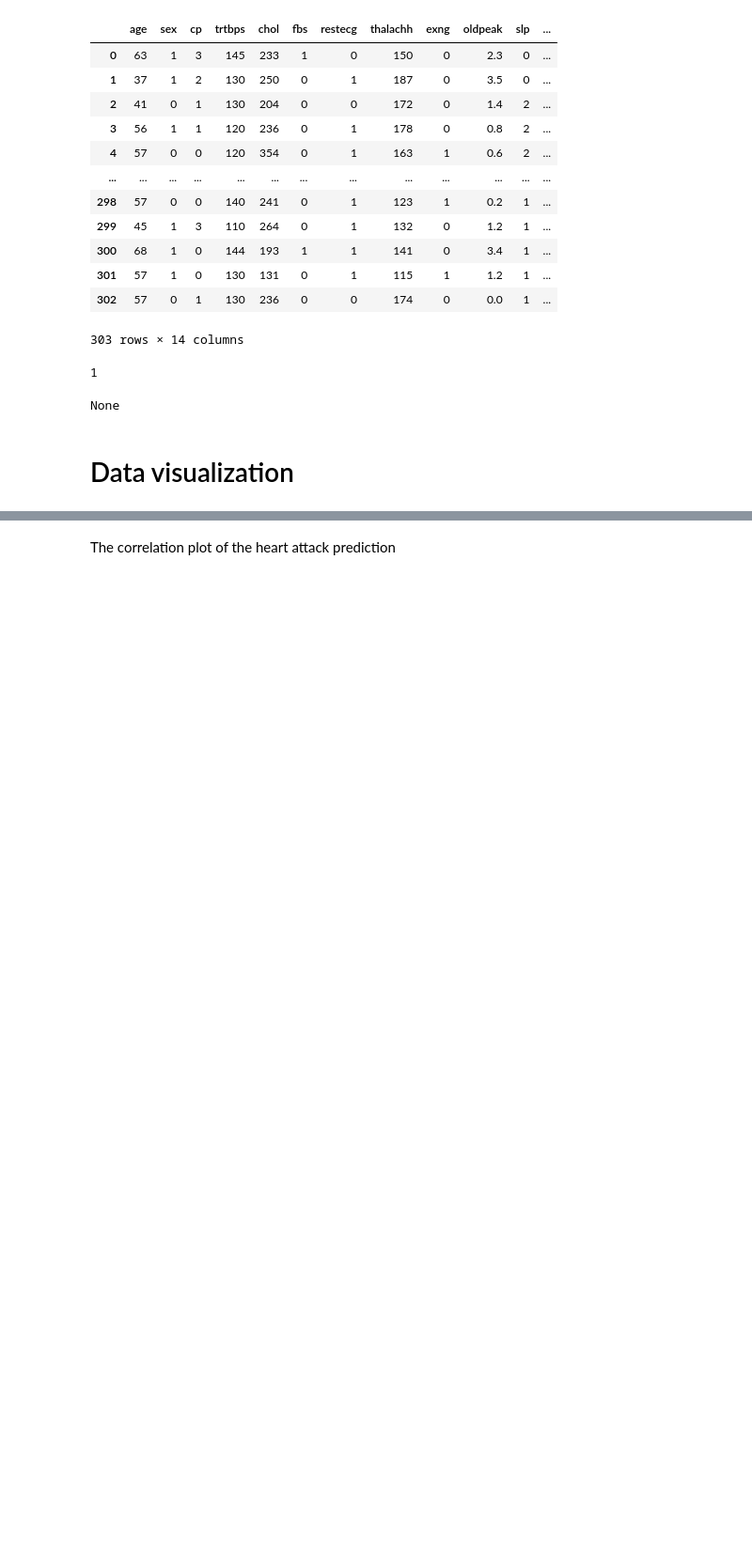
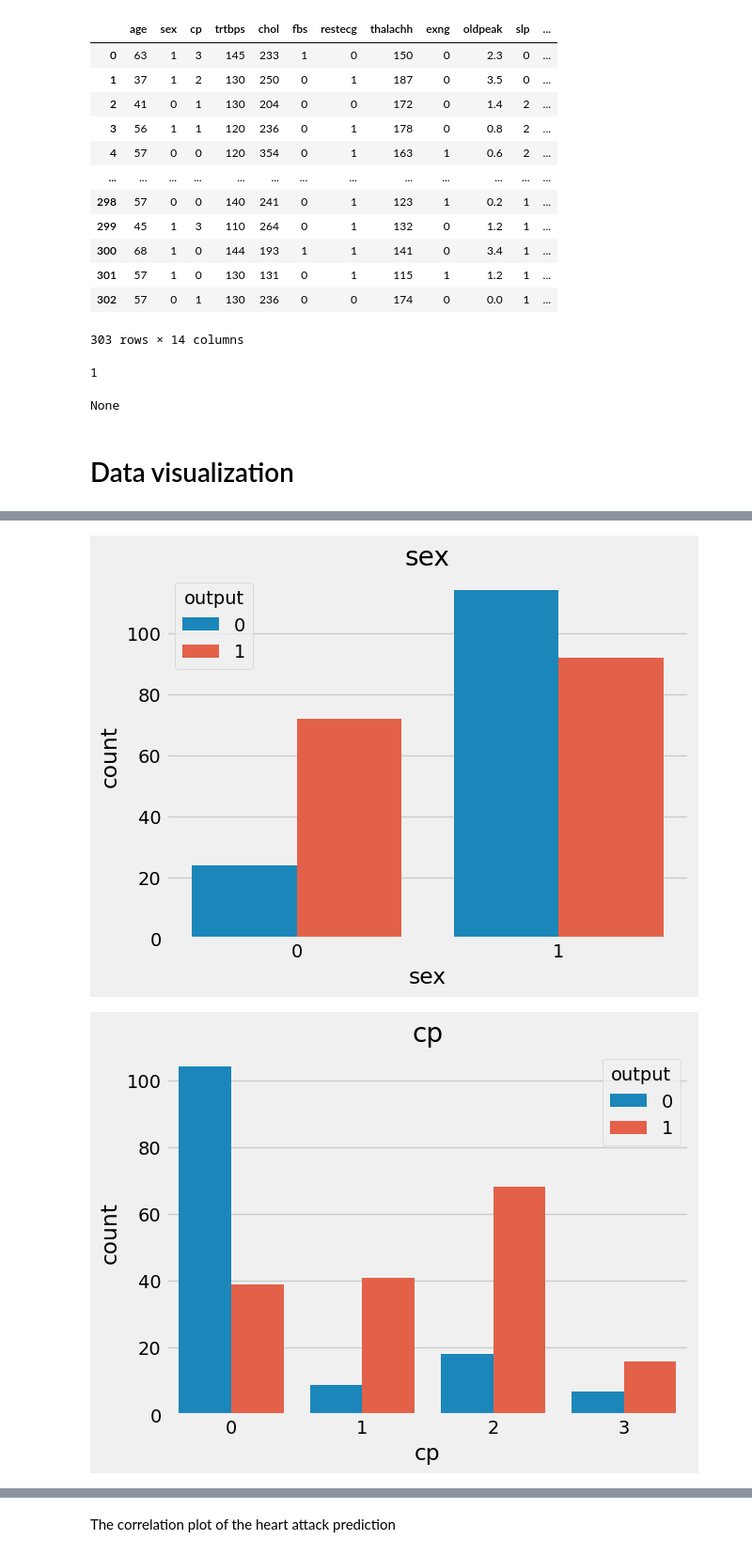
Before and after one commit to Sithysak/Heart-Attack-Prediction, a Jupyter notebook: Predict Heart Attack.ipynb, the cells around one changed output, grey strips where cells are left out. Shown: that part at 94% size. Cells and saved outputs as stored; diff of their text form; code cells hidden in the pictures; blank space fills up the shorter version.

Commit message:
Visualize

```diff
--- a/Predict Heart Attack.ipynb
+++ b/Predict Heart Attack.ipynb
@@ -239,0 +256,13 @@ array([[<Axes: title={'center': 'age'}>, <Axes: title={'center': 'sex'}>,
+# %%
+#put together categorical features
+categorical_features = ["sex", "cp", "fbs", "restecg", "exng", "slp", "caa", "thall", "output"]
+# %%
+#visualization of selected features with countplot
+df_categoric = df.loc[:, categorical_features]
+for i in categorical_features:
+    plt.figure()
+    sns.countplot(x=i, data=df_categoric, hue= "output")
+    plt.title(i)
+# %% [output]
+[figure, added]
+[figure, added]
```
Also changed, not shown: parts of 18 cells of this notebook.
